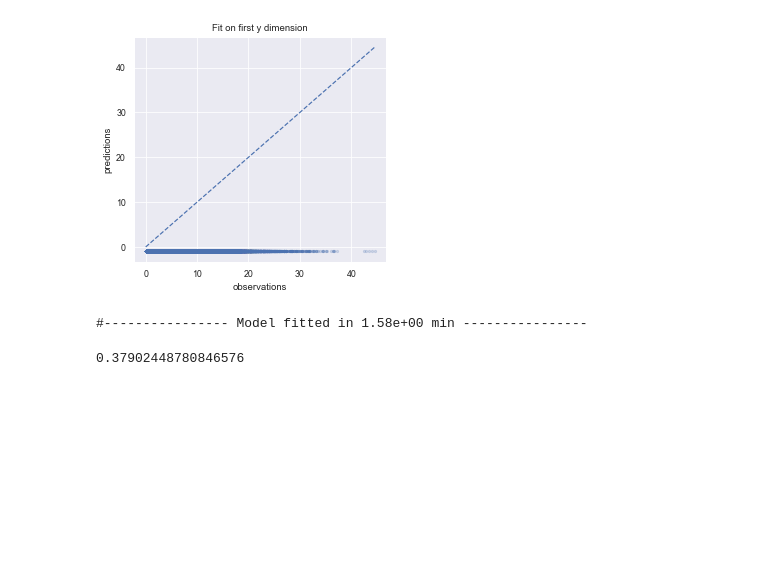
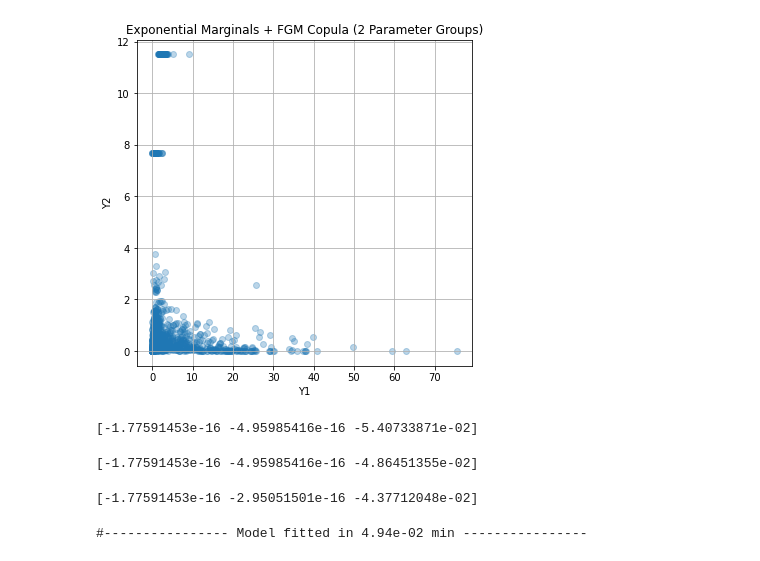
Before and after one commit to anthonyvankus/master-thesis-project, a Jupyter notebook: fgmBicop_expMargSimulation.ipynb, the cells around one changed output. Drawn from its saved outputs; the diff is of its cells as text; code cells hidden in the pictures; blank space fills up the shorter version.

Commit message:
Corrected a few methods in CopulaLikelihood class and created new scenarios for the simulation

```diff
--- a/fgmBicop_expMargSimulation.ipynb
+++ b/fgmBicop_expMargSimulation.ipynb
@@ -73,8 +155,73 @@ plt.show()
+# %%
+import numpy as np
+from scipy.stats import expon
+import matplotlib.pyplot as plt
+
+# Reproducibility
+np.random.seed(42)
+
+# Number of samples
+n = 100_000
+
+# Step 1: Covariates
+X1 = np.random.uniform(0, 1, n)
+X2 = np.random.uniform(0, 1, n)
+
+# Step 2: Group assignment
+group_A = (X1 + X2 < 1)
+group_B = ~group_A
+
+# Step 3: Assign parameters by group
+theta = np.zeros(n)
+mean1 = np.zeros(n)
+mean2 = np.zeros(n)
+
+# Group A parameters
+theta[group_A] = -2.0
+mean1[group_A] = 1.0       # rate = 1
+mean2[group_A] = 0.5       # rate = 2
+
+# Group B parameters
+theta[group_B] = 2.0
+mean1[group_B] = 10.0       # rate = 0.5
+mean2[group_B] = 1/3       # rate = 3
+
+# Step 4: FGM copula sampling
+U = np.random.uniform(0, 1, n)
+V_indep = np.random.uniform(0, 1, n)
+
+V = V_indep + theta * V_indep * (1 - V_indep) * (1 - 2 * U)
+U = np.clip(U, 1e-10, 1 - 1e-10)
+V = np.clip(V, 1e-10, 1 - 1e-10)
+
+# Step 5: Exponential marginals
+Y1 = expon.ppf(U, scale=mean1)
+Y2 = expon.ppf(V, scale=mean2)
+
+# ✅ Done. Y1 and Y2 follow exponential marginals with FGM copula dependence.
+
+# Optional: visualize
+plt.figure(figsize=(6, 6))
+plt.scatter(Y1[:1000], Y2[:1000], alpha=0.3)
+plt.title("Exponential Marginals + FGM Copula (2 Parameter Groups)")
+plt.xlabel("Y1")
+plt.ylabel("Y2")
+plt.grid(True)
+plt.show()
+# %% [output]
+[figure, added]
 # %%
 x = np.vstack((X1, X2)).T
 y = np.vstack((Y1, Y2)).T
+#print(x)
+#print(y)
+#print(mean1_func(x[:,0], x[:,1]))
+#print(mean2_func(x[:,0], x[:,1]))
+#print(theta_func(x[:,0], x[:,1]))
 
-m = MBT(loss_type = "copula", n_boosts = 10, min_leaf = 300, refit=False).fit(x, y, do_plot=False)
+m = MBT(loss_type = "copula", n_boosts = 3, min_leaf = 100, refit=False).fit(x, y, do_plot=False)
 # %% [output]
-[figure, removed]
-#---------------- Model fitted in 1.58e+00 min ----------------
+[-1.77591453e-16 -4.95985416e-16 -5.40733871e-02]
+[-1.77591453e-16 -4.95985416e-16 -4.86451355e-02]
+[-1.77591453e-16 -2.95051501e-16 -4.37712048e-02]
+#---------------- Model fitted in 4.94e-02 min ----------------
@@ -81,5 +232,3 @@ m = MBT(loss_type = "copula", n_boosts = 10, min_leaf = 300, refit=False).fit(x,
 # %%
-param_prediction = m.predict(x)
+tpar = m.predict(x, n=3)
-# %% [output]
-0.37902448780846576
 # %%
```
Also changed, not shown: parts of 5 cells of this notebook, 2 other files.
